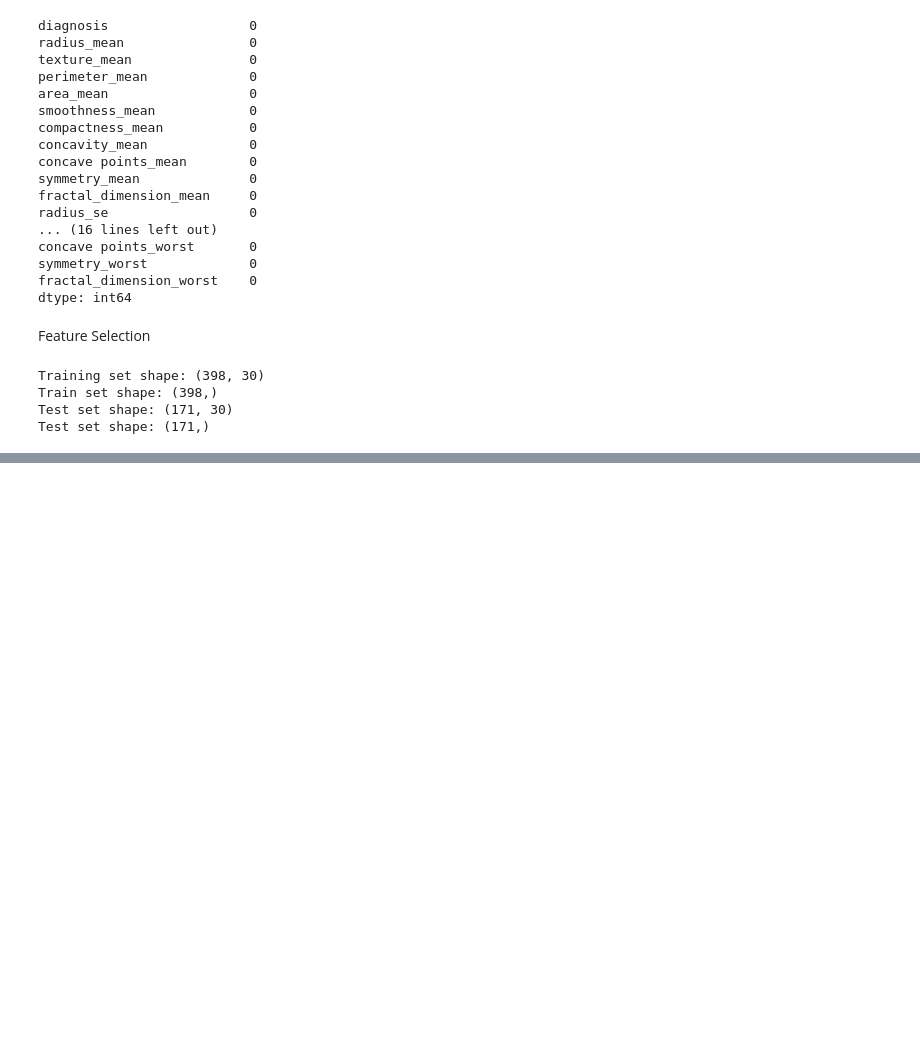
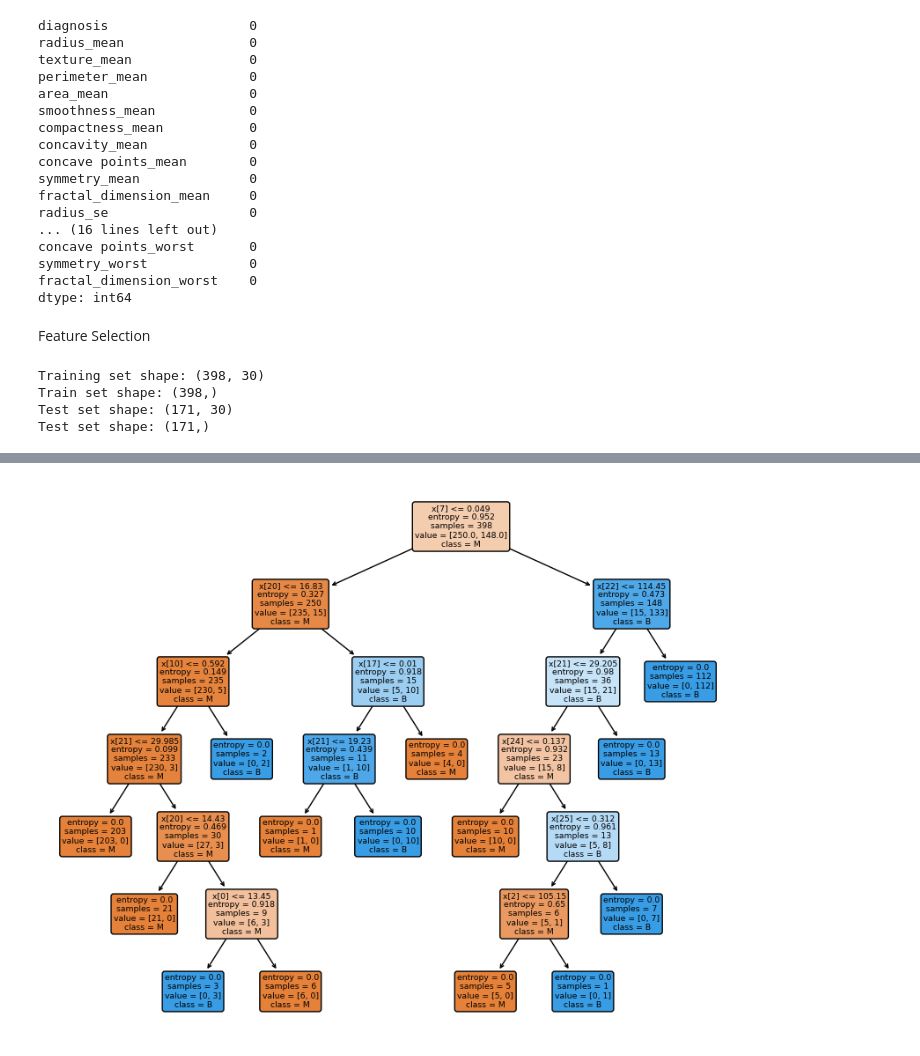
Before and after one commit to mahaba254002/Decision_Trees, a Jupyter notebook: Decision_project.ipynb, the cells around one changed output, grey strips where cells are left out. Drawn from its saved outputs; the diff is of its cells as text; code cells hidden in the pictures; blank space fills up the shorter version.

```diff
--- a/Decision_project.ipynb
+++ b/Decision_project.ipynb
@@ -142,0 +152,12 @@ weighted avg       0.93      0.93      0.93       171
+# %%
+y = pd.DataFrame(y)
+
+# Extract unique values from the first column of y
+y = y.iloc[:, 0].unique().astype(str).tolist()
+# %%
+# Plot the decision tree
+plt.figure(figsize=(10, 8))
+tree.plot_tree(Dst,filled=True, rounded=True,class_names=y)
+plt.show()
+# %% [output]
+[figure, added]
```
Also changed, not shown: parts of 7 cells of this notebook, 1 other file.
